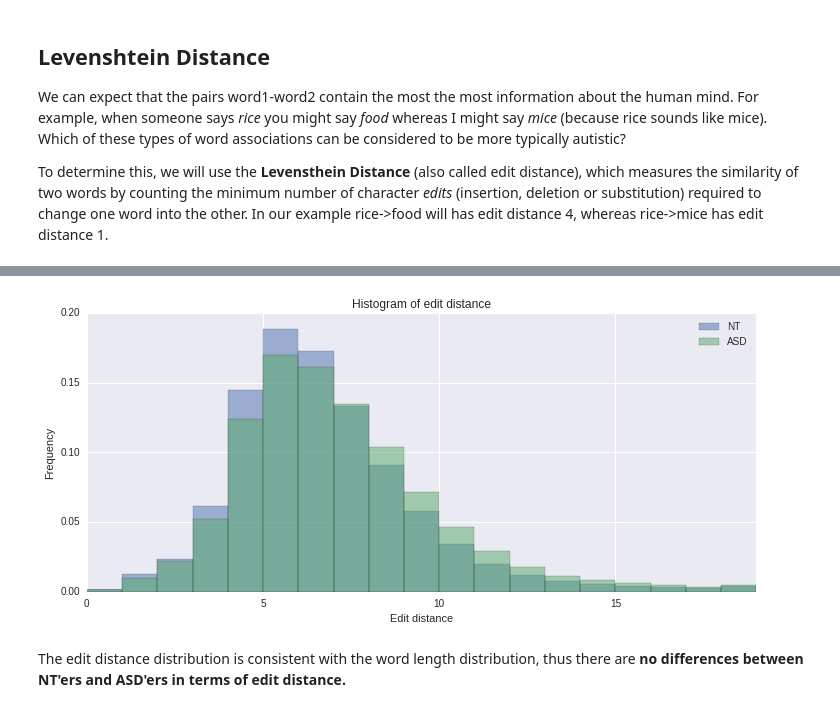
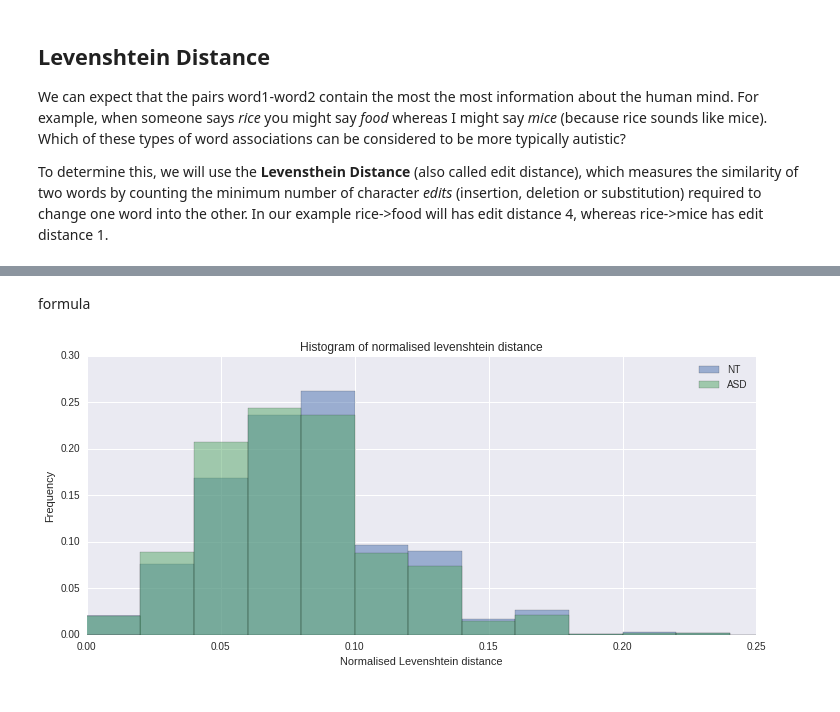
Before and after one commit to louweal/wordgame, a Jupyter notebook: notebooks/Wordgame Data Analysis.ipynb, the cells around one changed output, grey strips where cells are left out. Drawn from its saved outputs; the diff is of its cells as text; code cells hidden in the pictures.

Commit message:
added word lenght difference pairs and tried to normalize levenshtein distance

```diff
--- a/notebooks/Wordgame Data Analysis.ipynb
+++ b/notebooks/Wordgame Data Analysis.ipynb
@@ -80,0 +120,22 @@ A post contains on average 7 characters. Most words are between 3 and 15 charact
+# %%
+df['d_len'] = np.abs(df.len1 - df.len2)
+
+## plot word length histogram
+nt = df[df['nt']].d_len
+asd = df[df['nt']==False].d_len
+
+w1 = np.ones_like(nt)/len(nt)
+w2 = np.ones_like(asd)/len(asd)
+
+bins = np.arange(0,20)
+
+plt.figure(figsize=(12, 5))
+plt.hist(nt, bins=bins, alpha=0.5, label="NT", weights=w1)
+plt.hist(asd, bins=bins,alpha=0.5, label="ASD", weights=w2)
+plt.title('Histogram of pairwise word lengths')
+plt.xlabel('Word length difference')
+plt.ylabel('Frequency')
+plt.legend(loc='upper right')
+axes = plt.gca()
+axes.set_xlim([0,15])
+plt.show()
@@ -174,27 +260,30 @@ Mean edit distance: 6.81435996312
+# %% [markdown]
+formula
 # %%
-#delete outliers in terms of word length
-#df = df[(2 < df['len1']) & (df['len1'] < 18) & (2 < df['len2']) & (df['len2'] < 18)]
+def norm_levenshtein(r):
+    return (r.edit/((r.len1)**2 + (r.len2)**2))
+
+#calculate levenstein distance on each row and add to dataframe
+df['n_edit'] = df.apply(norm_levenshtein, axis=1)
 
 #split data into NT and ASD set
 nt = df[(df['nt'] == True)]
 asd = df[(df['nt'] == False)]
 
-bins = np.arange(0,20)
-weights_nt = np.ones_like(nt['edit'])/len(nt['edit'])
-weights_asd = np.ones_like(asd['edit'])/len(asd['edit'])
+bins = np.arange(0,1,0.02)
+weights_nt = np.ones_like(nt['n_edit'])/len(nt['n_edit'])
+weights_asd = np.ones_like(asd['n_edit'])/len(asd['n_edit'])
 
 #Plot
 plt.figure(figsize=(12, 5))
-plt.hist(nt['edit'], bins=bins, alpha=0.5, label="NT", weights=weights_nt)
-plt.hist(asd['edit'], bins=bins, alpha=0.5, label="ASD", weights=weights_asd)
-plt.title('Histogram of edit distance')
-plt.xlabel('Edit distance')
+plt.hist(nt['n_edit'], bins=bins, alpha=0.5, label="NT", weights=weights_nt)
+plt.hist(asd['n_edit'], bins=bins, alpha=0.5, label="ASD", weights=weights_asd)
+plt.title('Histogram of normalised levenshtein distance')
+plt.xlabel('Normalised Levenshtein distance')
 plt.ylabel('Frequency')
 plt.legend(loc='upper right')
 axes = plt.gca()
-axes.set_xlim([0,19])
+axes.set_xlim([0,0.25])
 plt.show()
 # %% [output]
-[figure, old version]
+[figure, new version]
-# %% [markdown]
-The edit distance distribution is consistent with the word length distribution, thus there are **no differences between NT'ers and ASD'ers in terms of edit distance.**
```
Also changed, not shown: parts of 11 cells of this notebook.
